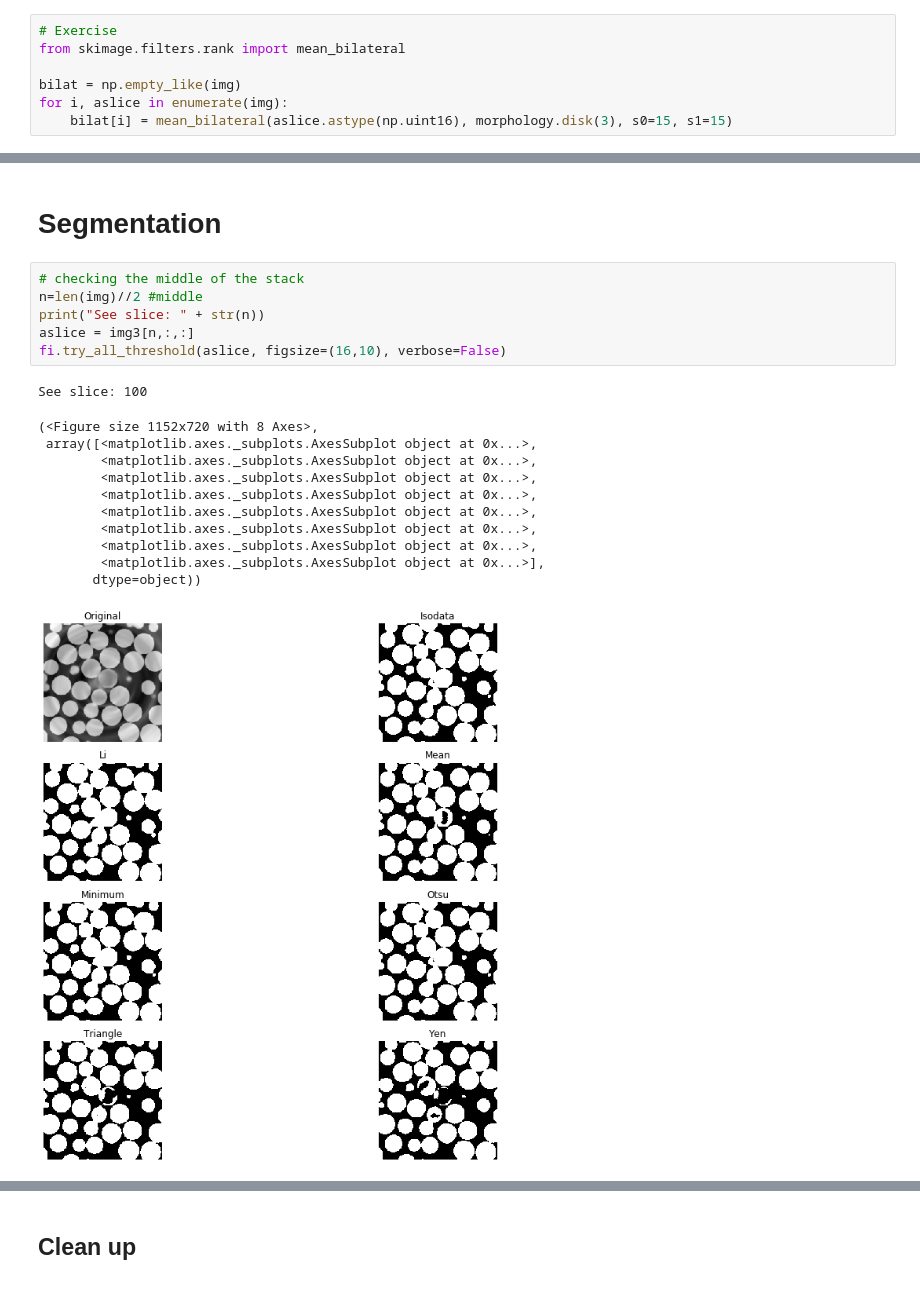
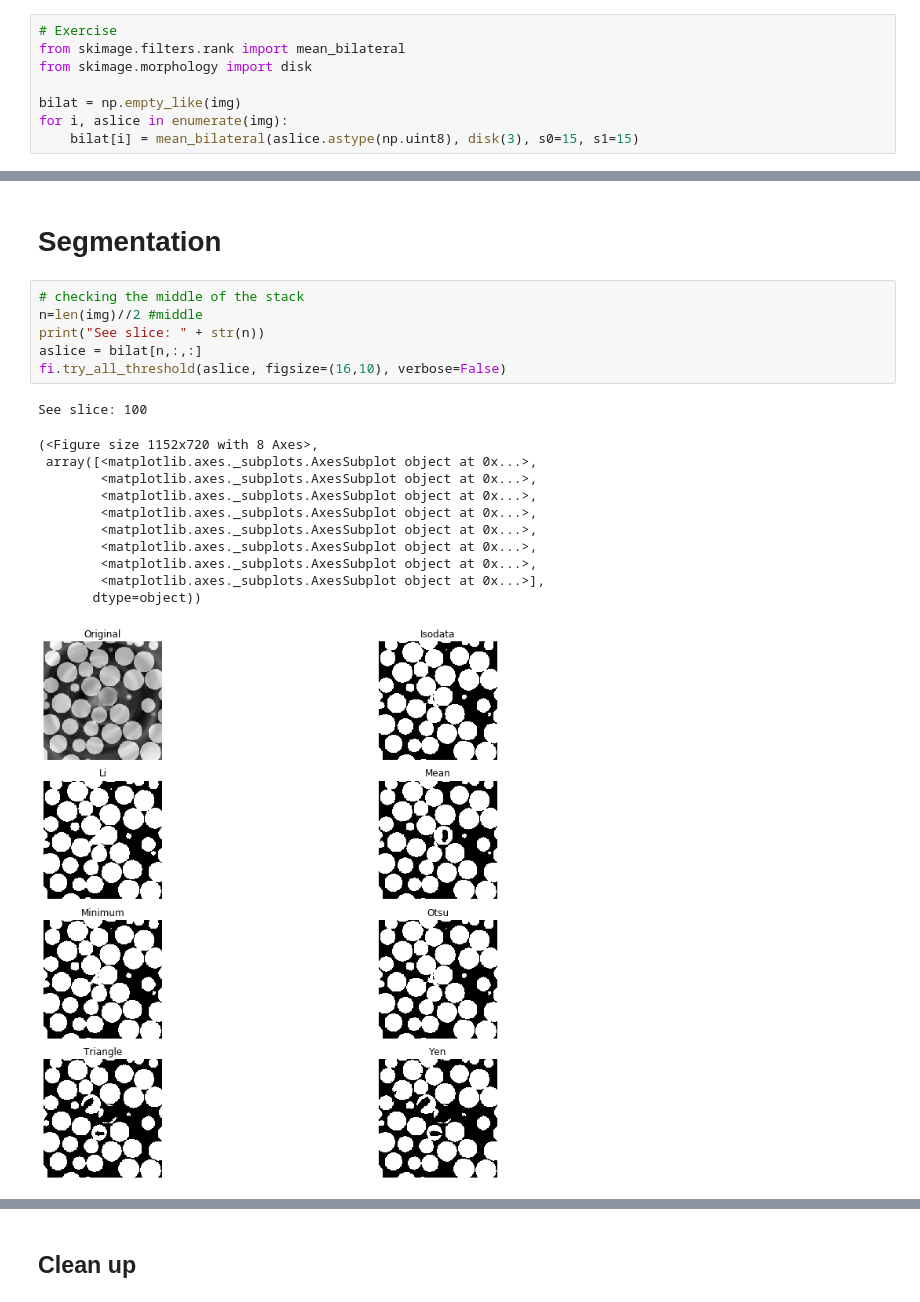
Before and after one commit to CameraIA/dipmicroct, a Jupyter notebook: partII/03_analyze3D.ipynb, the cells around one changed output, grey strips where cells are left out. Saved outputs shown, nothing was run; the diff lists cells and outputs as text.

```diff
--- a/partII/03_analyze3D.ipynb
+++ b/partII/03_analyze3D.ipynb
@@ -127,7 +135,8 @@ interactive(children=(IntSlider(value=5, description='z', max=200), Output()), _
 # %%
 # Exercise
 from skimage.filters.rank import mean_bilateral
+from skimage.morphology import disk
 
 bilat = np.empty_like(img)
 for i, aslice in enumerate(img):
-    bilat[i] = mean_bilateral(aslice.astype(np.uint16), morphology.disk(3), s0=15, s1=15)
+    bilat[i] = mean_bilateral(aslice.astype(np.uint8), disk(3), s0=15, s1=15)
@@ -168,21 +184,21 @@ interactive(children=(IntSlider(value=5, description='z', max=200), Output()), _
 # %%
 # checking the middle of the stack
 n=len(img)//2 #middle
 print("See slice: " + str(n))
-aslice = img3[n,:,:]
+aslice = bilat[n,:,:]
 fi.try_all_threshold(aslice, figsize=(16,10), verbose=False)
 # %% [output]
 See slice: 100
 (<Figure size 1152x720 with 8 Axes>,
  array([<matplotlib.axes._subplots.AxesSubplot object at 0x...>,
         <matplotlib.axes._subplots.AxesSubplot object at 0x...>,
         <matplotlib.axes._subplots.AxesSubplot object at 0x...>,
         <matplotlib.axes._subplots.AxesSubplot object at 0x...>,
         <matplotlib.axes._subplots.AxesSubplot object at 0x...>,
         <matplotlib.axes._subplots.AxesSubplot object at 0x...>,
         <matplotlib.axes._subplots.AxesSubplot object at 0x...>,
         <matplotlib.axes._subplots.AxesSubplot object at 0x...>],
        dtype=object))
-[figure, old version]
+[figure, new version]
 # %%
 # back to the full tack
```
Also changed, not shown: parts of 47 cells of this notebook.
